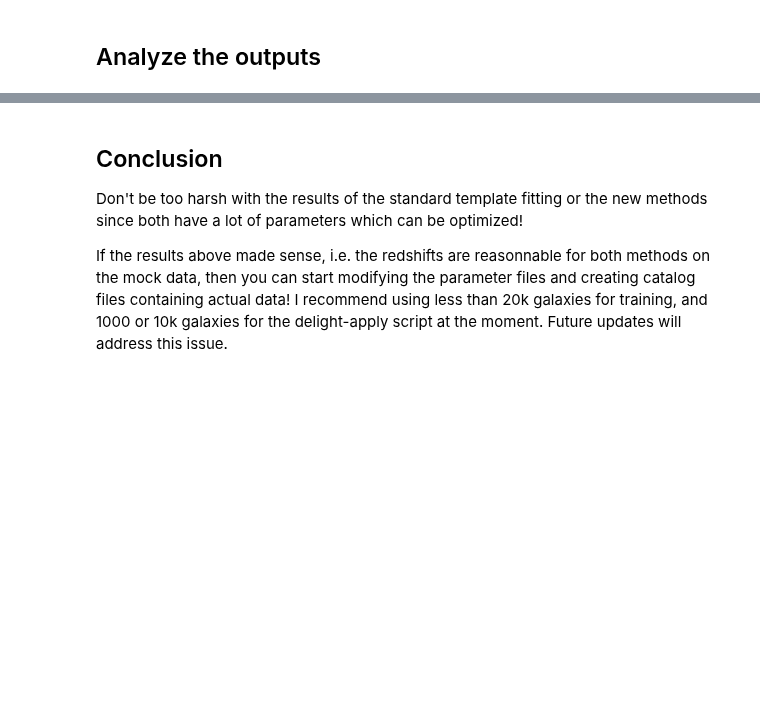
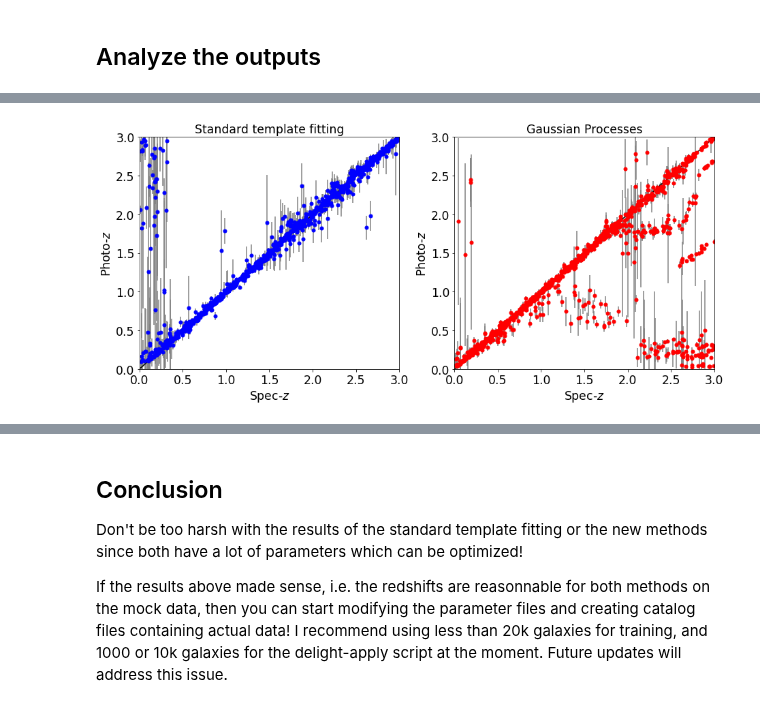
Before and after one commit to sylvielsstfr/MyDockerTools, a Jupyter notebook: UbuntuAnacondaDelightRail/notebooks/analysis_output_delight/Examine_delight_simoutput.ipynb, the cells around one changed output, grey strips where cells are left out. Saved outputs shown, nothing was run; the diff lists cells and outputs as text; code cells hidden in the pictures; blank space fills up the shorter version.

```diff
--- a/UbuntuAnacondaDelightRail/notebooks/analysis_output_delight/Examine_delight_simoutput.ipynb
+++ b/UbuntuAnacondaDelightRail/notebooks/analysis_output_delight/Examine_delight_simoutput.ipynb
@@ -30,6 +30,12 @@ coloredlogs.install(level='DEBUG', logger=logger,fmt='%(asctime)s,%(msecs)03d %(
 comm = MPI.COMM_WORLD
 threadNum = comm.Get_rank()
 numThreads = comm.Get_size()
+# %%
+plt.rcParams["figure.figsize"] = (12,6)
+plt.rcParams["axes.labelsize"] = 'xx-large'
+plt.rcParams['axes.titlesize'] = 'xx-large'
+plt.rcParams['xtick.labelsize']= 'xx-large'
+plt.rcParams['ytick.labelsize']= 'xx-large'
 # %%
 from pkg_resources import resource_filename
 # %% [markdown]
@@ -63,7 +69,7 @@ paramssim = parseParamFile(configsimfilename, verbose=True)
 # %% [markdown]
 ### DESC Delight data
 # %%
-configdatafilename="tmp/parametersTest.cfg"
+configdatafilename="tmpsim/parametersTest.cfg"
 # %%
 paramsdata = parseParamFile(configdatafilename, verbose=True)
 # %% [output]
@@ -178,19 +187,26 @@ fig.tight_layout()
 # %%
-fig, axs = plt.subplots(1, 2, figsize=(12, 6))
+fig, axs = plt.subplots(1, 2, figsize=(13, 6))
 chi2s = ((metrics[:, i_zt] - metrics[:, i_ze])/metrics[:, i_std_ze])**2
 
-axs[0].errorbar(metrics[:, i_zt], metrics[:, i_ze], yerr=metrics[:, i_std_ze], fmt='o', markersize=5, capsize=0)
-axs[1].errorbar(metricscww[:, i_zt], metricscww[:, i_ze], yerr=metricscww[:, i_std_ze], fmt='o', markersize=5, capsize=0)
+axs[1].errorbar(metrics[:, i_zt], metrics[:, i_ze], yerr=metrics[:, i_std_ze], fmt='o', markersize=5, color="r",ecolor='grey',capsize=0)
+axs[0].errorbar(metricscww[:, i_zt], metricscww[:, i_ze], yerr=metricscww[:, i_std_ze], fmt='o',color="b" ,markersize=5, ecolor='grey',capsize=0)
 axs[0].plot([0, zmax], [0, zmax], 'k')
 axs[1].plot([0, zmax], [0, zmax], 'k')
 axs[0].set_xlim([0, zmax])
 axs[1].set_xlim([0, zmax])
 axs[0].set_ylim([0, zmax])
 axs[1].set_ylim([0, zmax])
-axs[0].set_title('New method')
-axs[1].set_title('Standard template fitting')
+axs[1].set_title('Gaussian Processes')
+axs[0].set_title('Standard template fitting')
+
+axs[0].set_xlabel('Spec-$z$')
+axs[0].set_ylabel('Photo-$z$')
+axs[1].set_xlabel('Spec-$z$')
+axs[1].set_ylabel('Photo-$z$')
 
 fig.tight_layout()
+# %% [output]
+[figure, added]
 # %%
 cmap = "coolwarm_r"
 vmin = 0.0
```
Also changed, not shown: parts of 6 cells of this notebook, 1 other file.
